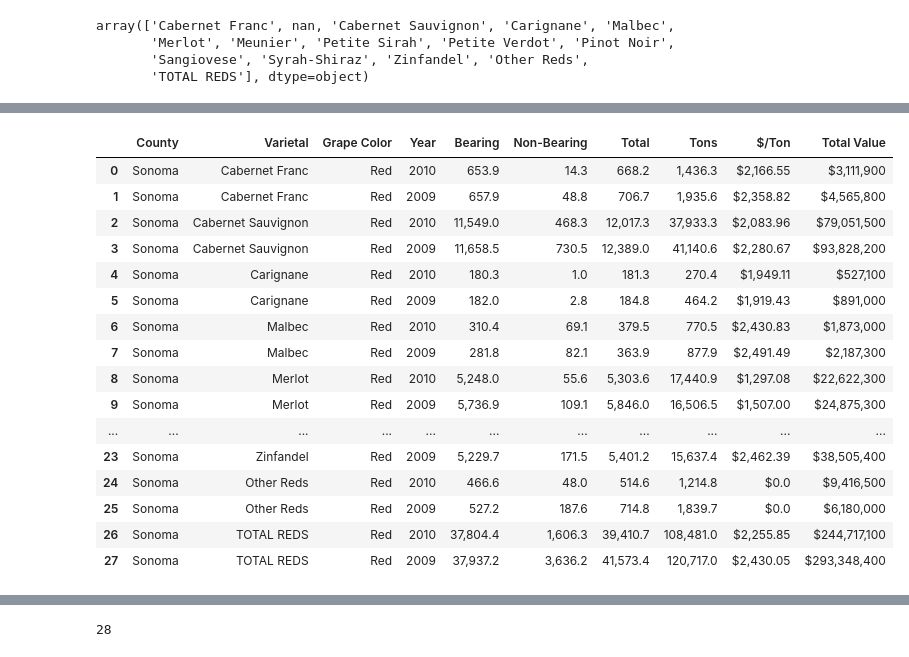
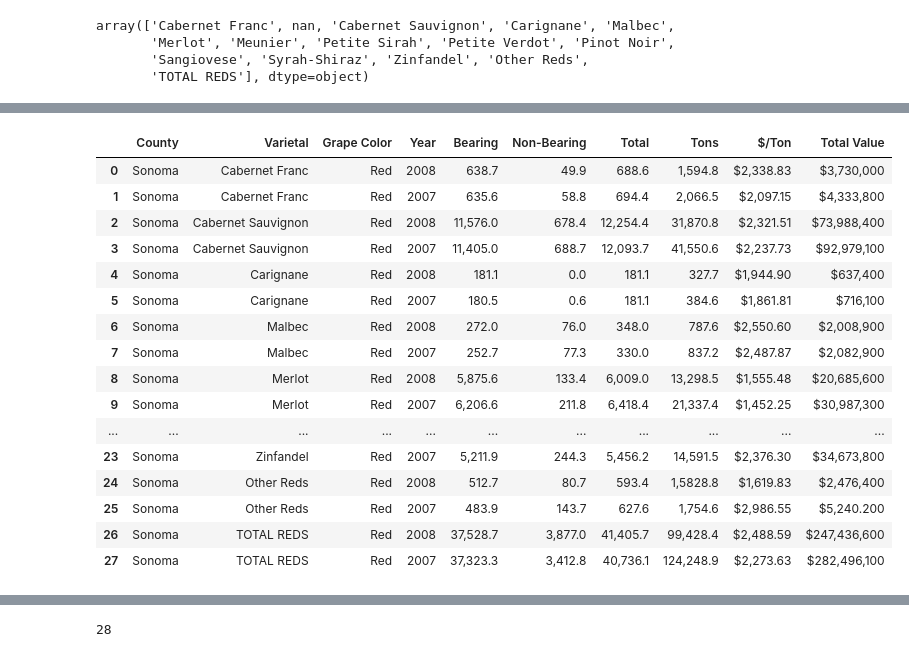
Before and after one commit to oscar6688/Farm-Smoke-Project, a Jupyter notebook: 2010s-2020s_sonoma.ipynb, the cells around one changed output, grey strips where cells are left out. Cells and saved outputs as stored; diff of their text form; code cells hidden in the pictures.

```diff
--- a/2010s-2020s_sonoma.ipynb
+++ b/2010s-2020s_sonoma.ipynb
@@ -735,44 +834,40 @@ Name: Total Value, dtype: object
 # %%
-# for 2010 only
+# # for 2010, 2009, 2008 only
 
-data['Bearing'] = data['Bearing'].str.replace(' ', '.')
-data['Non-Bearing'] = data['Non-Bearing'].str.replace(' ', '.')
-data['Total'] = data['Total'].str.replace(' ', '.')
+# data['Bearing'] = data['Bearing'].str.replace(' ', '.')
+# data['Non-Bearing'] = data['Non-Bearing'].str.replace(' ', '.')
+# data['Total'] = data['Total'].str.replace(' ', '.')
 
-# data['Tons'] = data['Tons'].str.replace(' ', '.')
-# data['$/Ton'] = data['$/Ton'].str.replace(' ', '')
-# data['Total Value'] = data['Total Value'].str.replace(' ', ',')
+# # data['Tons'] = data['Tons'].str.replace(' ', '.')
+# # data['$/Ton'] = data['$/Ton'].str.replace(' ', '')
+# # data['Total Value'] = data['Total Value'].str.replace(' ', ',')
 
-# # specific for 2010
-data['Tons'] = data['Tons'].str.replace('\n(a', '', regex=False)
-# data['$/Ton'] = data['$/Ton'].str.replace('', '0.0', regex=False)
-data['$/Ton'] = data['$/Ton'].str.replace(') ', '', regex=False)
-data['$/Ton'] = data['$/Ton'].str.replace(' (a', '', regex=False)
-data['Total Value'] = data['Total Value'].str.replace(') ', '', regex=False)
+# # # specific for 2010, 2009, 2008
+# data['Tons'] = data['Tons'].str.replace('\n(a', '', regex=False)
+# # data['$/Ton'] = data['$/Ton'].str.replace('', '0.0', regex=False)
 
+# data['$/Ton'] = data['$/Ton'].str.replace(') ', '', regex=False)
+# data['$/Ton'] = data['$/Ton'].str.replace(' (a', '', regex=False)
+# data['$/Ton']  = data['$/Ton'].replace('', '$0.0', regex=False)
+# data['Total Value'] = data['Total Value'].str.replace(') ', '', regex=False)
 
-# specific empty add for row 24 and 25
-# specific fix for total value row at row 0
-
-data['$/Ton'][24] = '$0.0'
-data['$/Ton'][25] = '$0.0'
-data['Total Value'].iloc[0] = '${}'.format(data['Total Value'].iloc[0])
-data
+# data['Total Value'] = data['Total Value'].apply(lambda x: '$' + x if '$' not in x else x)
+# data
 # %% [output]
 |  | County | Varietal | Grape Color | Year | Bearing | Non-Bearing | Total | Tons | $/Ton | Total Value |
-| 0 | Sonoma | Cabernet Franc | Red | 2010 | 653.9 | 14.3 | 668.2 | 1,436.3 | $2,166.55 | $3,111,900 |
-| 1 | Sonoma | Cabernet Franc | Red | 2009 | 657.9 | 48.8 | 706.7 | 1,935.6 | $2,358.82 | $4,565,800 |
-| 2 | Sonoma | Cabernet Sauvignon | Red | 2010 | 11,549.0 | 468.3 | 12,017.3 | 37,933.3 | $2,083.96 | $79,051,500 |
-| 3 | Sonoma | Cabernet Sauvignon | Red | 2009 | 11,658.5 | 730.5 | 12,389.0 | 41,140.6 | $2,280.67 | $93,828,200 |
-| 4 | Sonoma | Carignane | Red | 2010 | 180.3 | 1.0 | 181.3 | 270.4 | $1,949.11 | $527,100 |
-| 5 | Sonoma | Carignane | Red | 2009 | 182.0 | 2.8 | 184.8 | 464.2 | $1,919.43 | $891,000 |
-| 6 | Sonoma | Malbec | Red | 2010 | 310.4 | 69.1 | 379.5 | 770.5 | $2,430.83 | $1,873,000 |
-| 7 | Sonoma | Malbec | Red | 2009 | 281.8 | 82.1 | 363.9 | 877.9 | $2,491.49 | $2,187,300 |
-| 8 | Sonoma | Merlot | Red | 2010 | 5,248.0 | 55.6 | 5,303.6 | 17,440.9 | $1,297.08 | $22,622,300 |
-| 9 | Sonoma | Merlot | Red | 2009 | 5,736.9 | 109.1 | 5,846.0 | 16,506.5 | $1,507.00 | $24,875,300 |
+| 0 | Sonoma | Cabernet Franc | Red | 2008 | 638.7 | 49.9 | 688.6 | 1,594.8 | $2,338.83 | $3,730,000 |
+| 1 | Sonoma | Cabernet Franc | Red | 2007 | 635.6 | 58.8 | 694.4 | 2,066.5 | $2,097.15 | $4,333,800 |
+| 2 | Sonoma | Cabernet Sauvignon | Red | 2008 | 11,576.0 | 678.4 | 12,254.4 | 31,870.8 | $2,321.51 | $73,988,400 |
+| 3 | Sonoma | Cabernet Sauvignon | Red | 2007 | 11,405.0 | 688.7 | 12,093.7 | 41,550.6 | $2,237.73 | $92,979,100 |
+| 4 | Sonoma | Carignane | Red | 2008 | 181.1 | 0.0 | 181.1 | 327.7 | $1,944.90 | $637,400 |
+| 5 | Sonoma | Carignane | Red | 2007 | 180.5 | 0.6 | 181.1 | 384.6 | $1,861.81 | $716,100 |
+| 6 | Sonoma | Malbec | Red | 2008 | 272.0 | 76.0 | 348.0 | 787.6 | $2,550.60 | $2,008,900 |
+| 7 | Sonoma | Malbec | Red | 2007 | 252.7 | 77.3 | 330.0 | 837.2 | $2,487.87 | $2,082,900 |
+| 8 | Sonoma | Merlot | Red | 2008 | 5,875.6 | 133.4 | 6,009.0 | 13,298.5 | $1,555.48 | $20,685,600 |
+| 9 | Sonoma | Merlot | Red | 2007 | 6,206.6 | 211.8 | 6,418.4 | 21,337.4 | $1,452.25 | $30,987,300 |
 | ... | ... | ... | ... | ... | ... | ... | ... | ... | ... | ... |
-| 23 | Sonoma | Zinfandel | Red | 2009 | 5,229.7 | 171.5 | 5,401.2 | 15,637.4 | $2,462.39 | $38,505,400 |
-| 24 | Sonoma | Other Reds | Red | 2010 | 466.6 | 48.0 | 514.6 | 1,214.8 | $0.0 | $9,416,500 |
-| 25 | Sonoma | Other Reds | Red | 2009 | 527.2 | 187.6 | 714.8 | 1,839.7 | $0.0 | $6,180,000 |
-| 26 | Sonoma | TOTAL REDS | Red | 2010 | 37,804.4 | 1,606.3 | 39,410.7 | 108,481.0 | $2,255.85 | $244,717,100 |
-| 27 | Sonoma | TOTAL REDS | Red | 2009 | 37,937.2 | 3,636.2 | 41,573.4 | 120,717.0 | $2,430.05 | $293,348,400 |
+| 23 | Sonoma | Zinfandel | Red | 2007 | 5,211.9 | 244.3 | 5,456.2 | 14,591.5 | $2,376.30 | $34,673,800 |
+| 24 | Sonoma | Other Reds | Red | 2008 | 512.7 | 80.7 | 593.4 | 1,5828.8 | $1,619.83 | $2,476,400 |
+| 25 | Sonoma | Other Reds | Red | 2007 | 483.9 | 143.7 | 627.6 | 1,754.6 | $2,986.55 | $5,240.200 |
+| 26 | Sonoma | TOTAL REDS | Red | 2008 | 37,528.7 | 3,877.0 | 41,405.7 | 99,428.4 | $2,488.59 | $247,436,600 |
+| 27 | Sonoma | TOTAL REDS | Red | 2007 | 37,323.3 | 3,412.8 | 40,736.1 | 124,248.9 | $2,273.63 | $282,496,100 |
```
Also changed, not shown: parts of 22 cells of this notebook.
